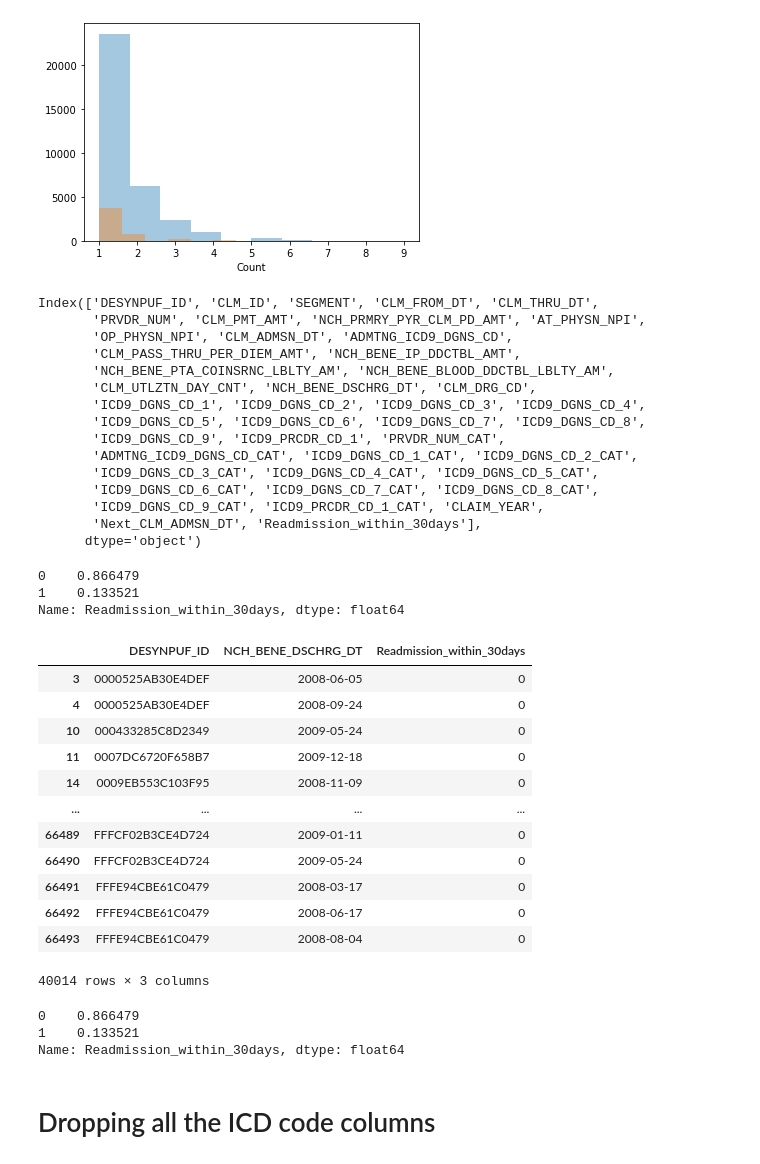
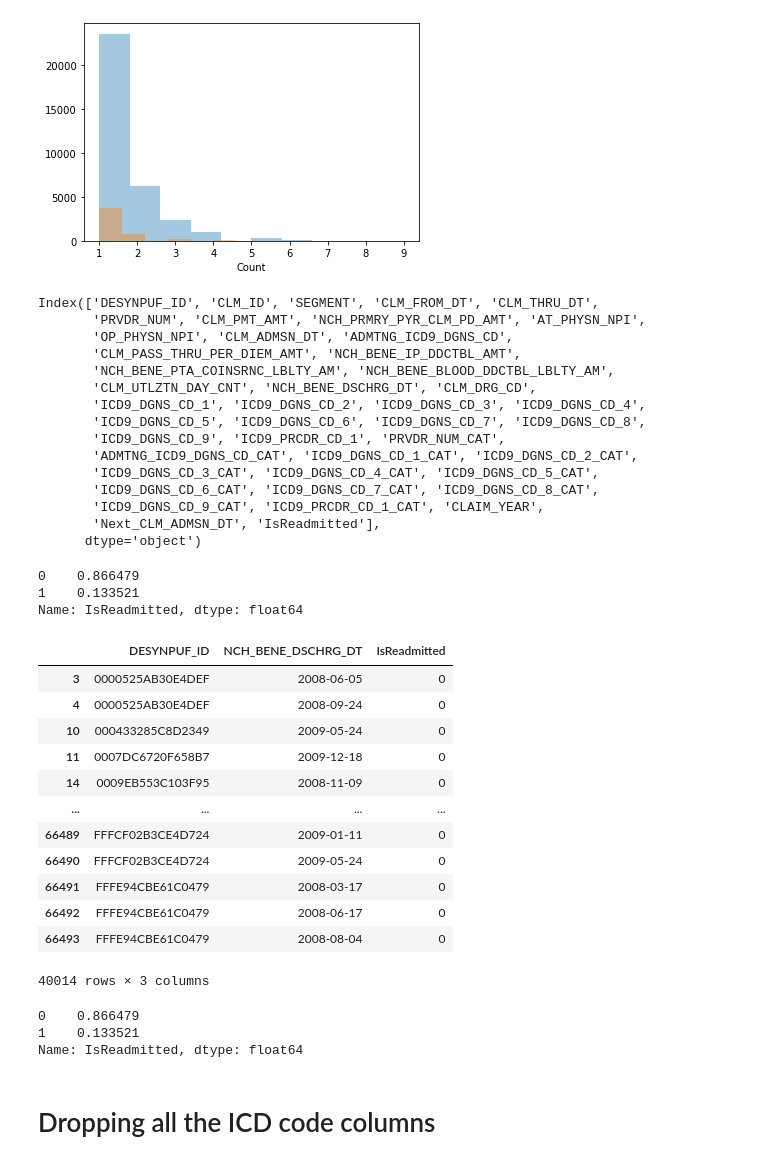
Before and after one commit to saurabh-c-rai/cms-hospital-readmission, a Jupyter notebook: notebooks/InPatientClaim_EDA.ipynb, the cells around one changed output. Drawn from its saved outputs; the diff is of its cells as text; code cells hidden in the pictures.

```diff
--- a/notebooks/InPatientClaim_EDA.ipynb
+++ b/notebooks/InPatientClaim_EDA.ipynb
@@ -729,5 +729,5 @@ selected_data.loc[ : , ['DESYNPUF_ID', 'CLM_ID', 'CLM_ADMSN_DT', 'NCH_BENE_DSCHR
 selected_data.loc[ : , 'Readmission_Day_Count'] = (selected_data['Next_CLM_ADMSN_DT'] - selected_data['NCH_BENE_DSCHRG_DT']).apply(lambda x: x.days)
 # %%
 # if the Readmission_Day_Count <= 30, the Unplanned readmission is 1 or else 0
-selected_data.loc[ : , 'Readmission_within_30days'] = (selected_data.loc[ : , 'Readmission_Day_Count'] <= 30) * 1
+selected_data.loc[ : , 'IsReadmitted'] = (selected_data.loc[ : , 'Readmission_Day_Count'] <= 30) * 1
 # %%
@@ -803,19 +803,19 @@ Index(['DESYNPUF_ID', 'CLM_ID', 'SEGMENT', 'CLM_FROM_DT', 'CLM_THRU_DT',
        'ICD9_DGNS_CD_3_CAT', 'ICD9_DGNS_CD_4_CAT', 'ICD9_DGNS_CD_5_CAT',
        'ICD9_DGNS_CD_6_CAT', 'ICD9_DGNS_CD_7_CAT', 'ICD9_DGNS_CD_8_CAT',
        'ICD9_DGNS_CD_9_CAT', 'ICD9_PRCDR_CD_1_CAT', 'CLAIM_YEAR',
-       'Next_CLM_ADMSN_DT', 'Readmission_within_30days'],
+       'Next_CLM_ADMSN_DT', 'IsReadmitted'],
       dtype='object')
 # %%
 selected_data.sort_values(by=["DESYNPUF_ID", "NCH_BENE_DSCHRG_DT"], ascending=True, inplace=True)
 # %%
-readmitted_patients_data = selected_data.loc[(selected_data['Readmission_within_30days']==1), :]
+readmitted_patients_data = selected_data.loc[(selected_data['IsReadmitted']==1), :]
 # %%
 readmitted_patients = readmitted_patients_data.loc[:, 'DESYNPUF_ID'].unique()
 # %%
-drop_index = selected_data.loc[(selected_data['DESYNPUF_ID'].isin(readmitted_patients)) & (selected_data['Readmission_within_30days']==0)].index
+drop_index = selected_data.loc[(selected_data['DESYNPUF_ID'].isin(readmitted_patients)) & (selected_data['IsReadmitted']==0)].index
 # %%
 selected_data.drop(index=drop_index, axis=0, inplace=True)
 # %%
-readmitted_patients_data = selected_data.loc[(selected_data['Readmission_within_30days']==1), :]
-not_readmitted_patients_data = selected_data.loc[(selected_data['Readmission_within_30days']==0), :]
+readmitted_patients_data = selected_data.loc[(selected_data['IsReadmitted']==1), :]
+not_readmitted_patients_data = selected_data.loc[(selected_data['IsReadmitted']==0), :]
 # %%
@@ -824,15 +824,15 @@ not_readmitted_patients_data = selected_data.loc[(selected_data['Readmission_wit
 final_inpatient_data = pd.concat([readmitted_patients_data, not_readmitted_patients_data], axis=0)
 # %%
 # Distribution of readmission vs no readmission
-final_inpatient_data['Readmission_within_30days'].value_counts()/final_inpatient_data.shape[0]
+final_inpatient_data['IsReadmitted'].value_counts()/final_inpatient_data.shape[0]
 # %% [output]
 0    0.866479
 1    0.133521
-Name: Readmission_within_30days, dtype: float64
+Name: IsReadmitted, dtype: float64
 # %%
-final_inpatient_data.loc[(selected_data['Readmission_within_30days']==0) , ["DESYNPUF_ID", "NCH_BENE_DSCHRG_DT", "Readmission_within_30days"]]
+final_inpatient_data.loc[(selected_data['IsReadmitted']==0) , ["DESYNPUF_ID", "NCH_BENE_DSCHRG_DT", "IsReadmitted"]]
 # %% [output]
-|  | DESYNPUF_ID | NCH_BENE_DSCHRG_DT | Readmission_within_30days |
+|  | DESYNPUF_ID | NCH_BENE_DSCHRG_DT | IsReadmitted |
 | 3 | 0000525AB30E4DEF | 2008-06-05 | 0 |
 | 4 | 0000525AB30E4DEF | 2008-09-24 | 0 |
 | 10 | 000433285C8D2349 | 2009-05-24 | 0 |
@@ -847,11 +847,11 @@ final_inpatient_data.loc[(selected_data['Readmission_within_30days']==0) , ["DES
 40014 rows × 3 columns
 # %%
 # Distribution of readmission vs no readmission
-final_inpatient_data['Readmission_within_30days'].value_counts()/final_inpatient_data.shape[0]
+final_inpatient_data['IsReadmitted'].value_counts()/final_inpatient_data.shape[0]
 # %% [output]
 0    0.866479
 1    0.133521
-Name: Readmission_within_30days, dtype: float64
+Name: IsReadmitted, dtype: float64
 # %% [markdown]
 # Dropping all the ICD code columns
 # %%
```
Also changed, not shown: parts of 10 cells of this notebook, 7 other files.
